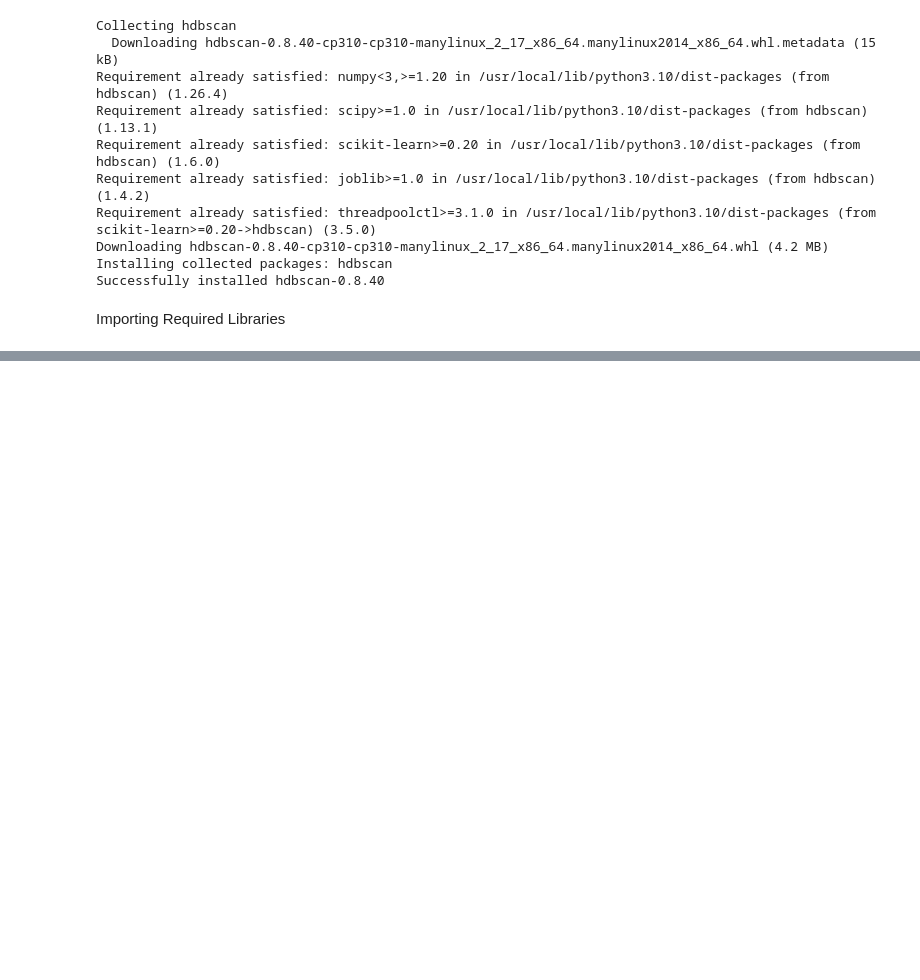
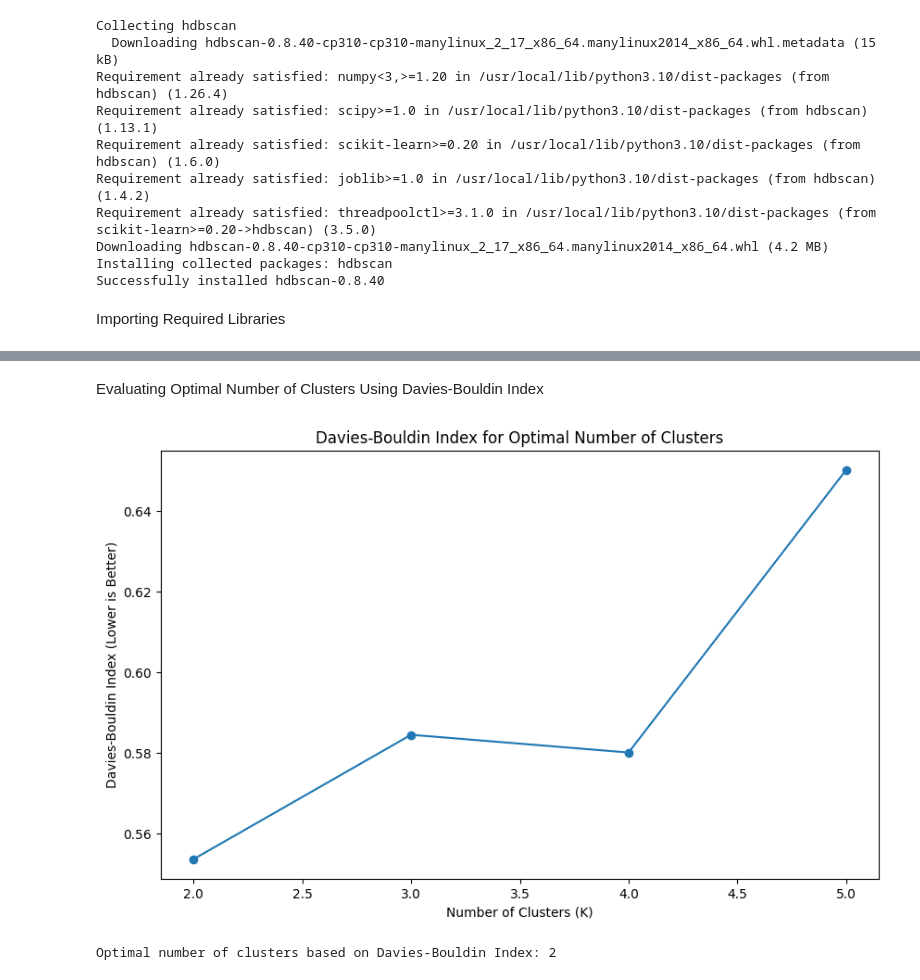
Before and after one commit to orifelszer/CrimeData, a Jupyter notebook: Clustering.ipynb, the cells around one changed output, grey strips where cells are left out. Drawn from its saved outputs; the diff is of its cells as text; code cells hidden in the pictures; blank space fills up the shorter version.

```diff
--- a/Clustering.ipynb
+++ b/Clustering.ipynb
@@ -448,0 +217,27 @@ plt.show()
+# %% [markdown]
+Evaluating Optimal Number of Clusters Using Davies-Bouldin Index
+# %%
+# Initialize an empty list to store Davies-Bouldin scores for each K
+davies_bouldin_scores = []
+
+# Calculate the Davies-Bouldin Index for K ranging from 2 to 6
+for k in range(2, 6):
+    kmeans = KMeans(n_clusters=k, random_state=42)
+    cluster_labels = kmeans.fit_predict(df_sample)
+    score = davies_bouldin_score(df_sample, cluster_labels)
+    davies_bouldin_scores.append(score)
+
+# Plot the Davies-Bouldin Index for each value of K
+plt.figure(figsize=(10, 6))
+plt.plot(range(2, 6), davies_bouldin_scores, marker='o')
+plt.title('Davies-Bouldin Index for Optimal Number of Clusters')
+plt.xlabel('Number of Clusters (K)')
+plt.ylabel('Davies-Bouldin Index (Lower is Better)')
+plt.show()
+
+# Determine the optimal number of clusters based on the lowest Davies-Bouldin Index
+optimal_k_db = range(2, 6)[np.argmin(davies_bouldin_scores)]
+print(f"Optimal number of clusters based on Davies-Bouldin Index: {optimal_k_db}")
+# %% [output]
+[figure, added]
+Optimal number of clusters based on Davies-Bouldin Index: 2
```
Also changed, not shown: parts of 56 cells of this notebook.
